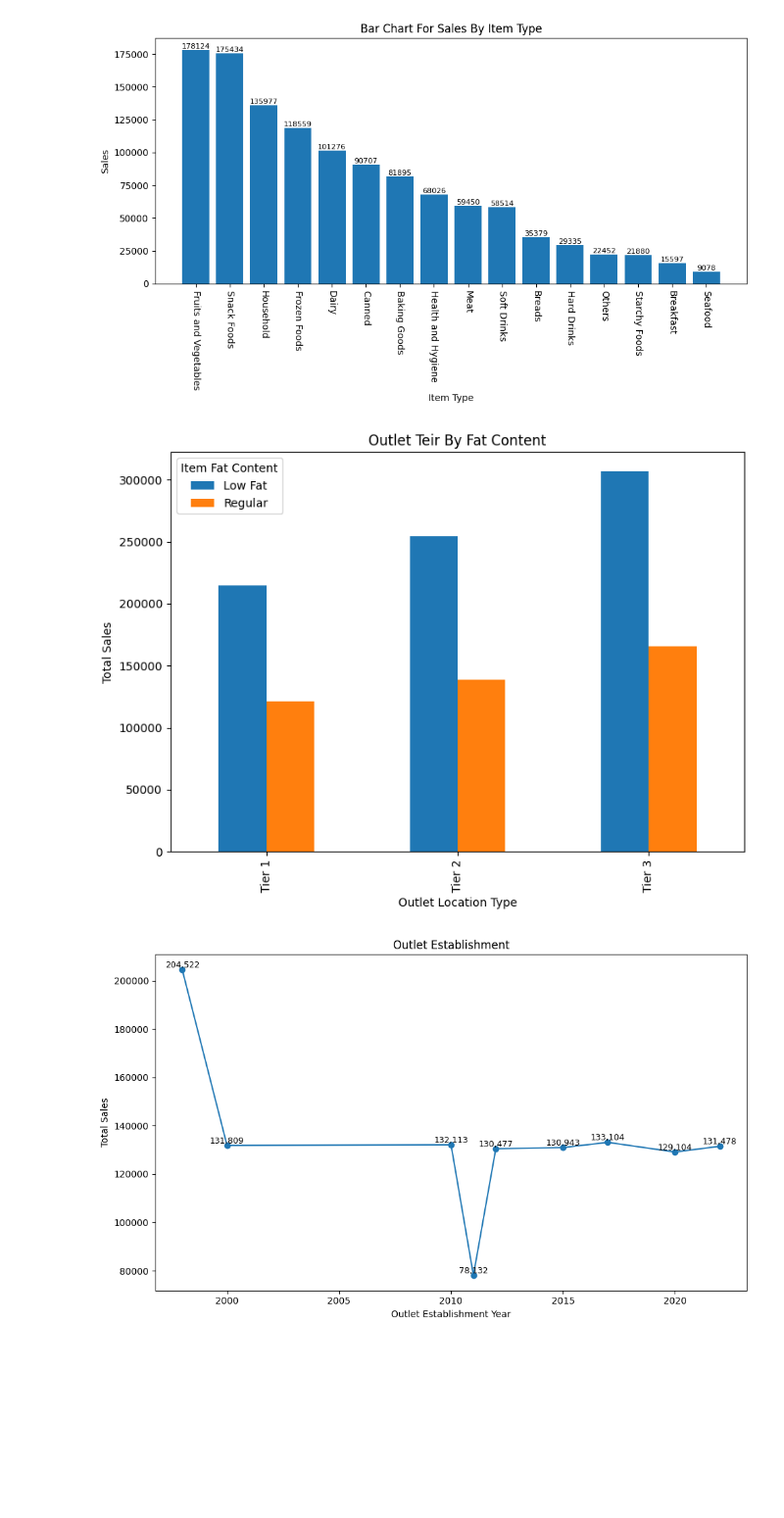
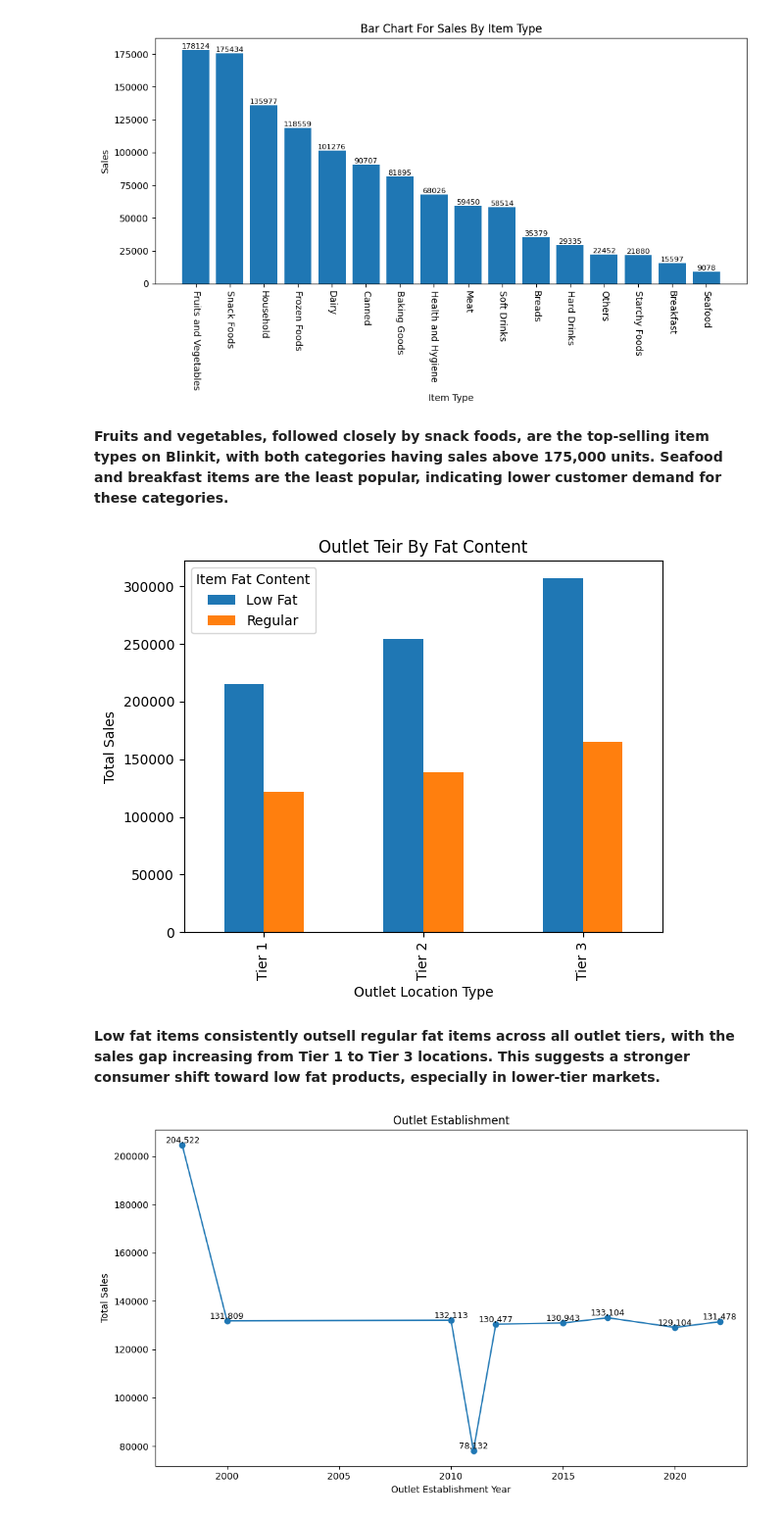
Before and after one commit to garv-kaushik/Blinkit_Sales_Analysis, a Jupyter notebook: Blinkit_Analysis_Python.ipynb, the cells around one changed output. Shown: that part at 98% size. Saved outputs shown, nothing was run; the diff lists cells and outputs as text; code cells hidden in the pictures; blank space fills up the shorter version.

```diff
--- a/Blinkit_Analysis_Python.ipynb
+++ b/Blinkit_Analysis_Python.ipynb
@@ -173,20 +175,24 @@ plt.tight_layout()
 plt.show()
 # %% [output]
 [figure]
+# %% [markdown]
+**Fruits and vegetables, followed closely by snack foods, are the top-selling item types on Blinkit, with both categories having sales above 175,000 units. Seafood and breakfast items are the least popular, indicating lower customer demand for these categories.**
 # %%
 #Total Sales By Outlet By Their Fat Content
 
 grouped = blinkit_df.groupby(['Outlet Location Type', 'Item Fat Content'])['Sales'].sum().unstack()
 grouped = grouped[['Low Fat', 'Regular']]
 
-ax = grouped.plot(kind='bar', figsize=(8,6), title='Outlet Teir By Fat Content')
+ax = grouped.plot(kind='bar', figsize=(6,5), title='Outlet Teir By Fat Content')
 plt.xlabel('Outlet Location Type')
 plt.ylabel('Total Sales')
 plt.legend(title='Item Fat Content')
 plt.tight_layout()
 plt.show();
 # %% [output]
-[figure, old version]
+[figure, new version]
+# %% [markdown]
+**Low fat items consistently outsell regular fat items across all outlet tiers, with the sales gap increasing from Tier 1 to Tier 3 locations. This suggests a stronger consumer shift toward low fat products, especially in lower-tier markets.**
 # %%
 #Total Sales By Outlet Establishment
 
```
Also changed, not shown: parts of 6 cells of this notebook.
